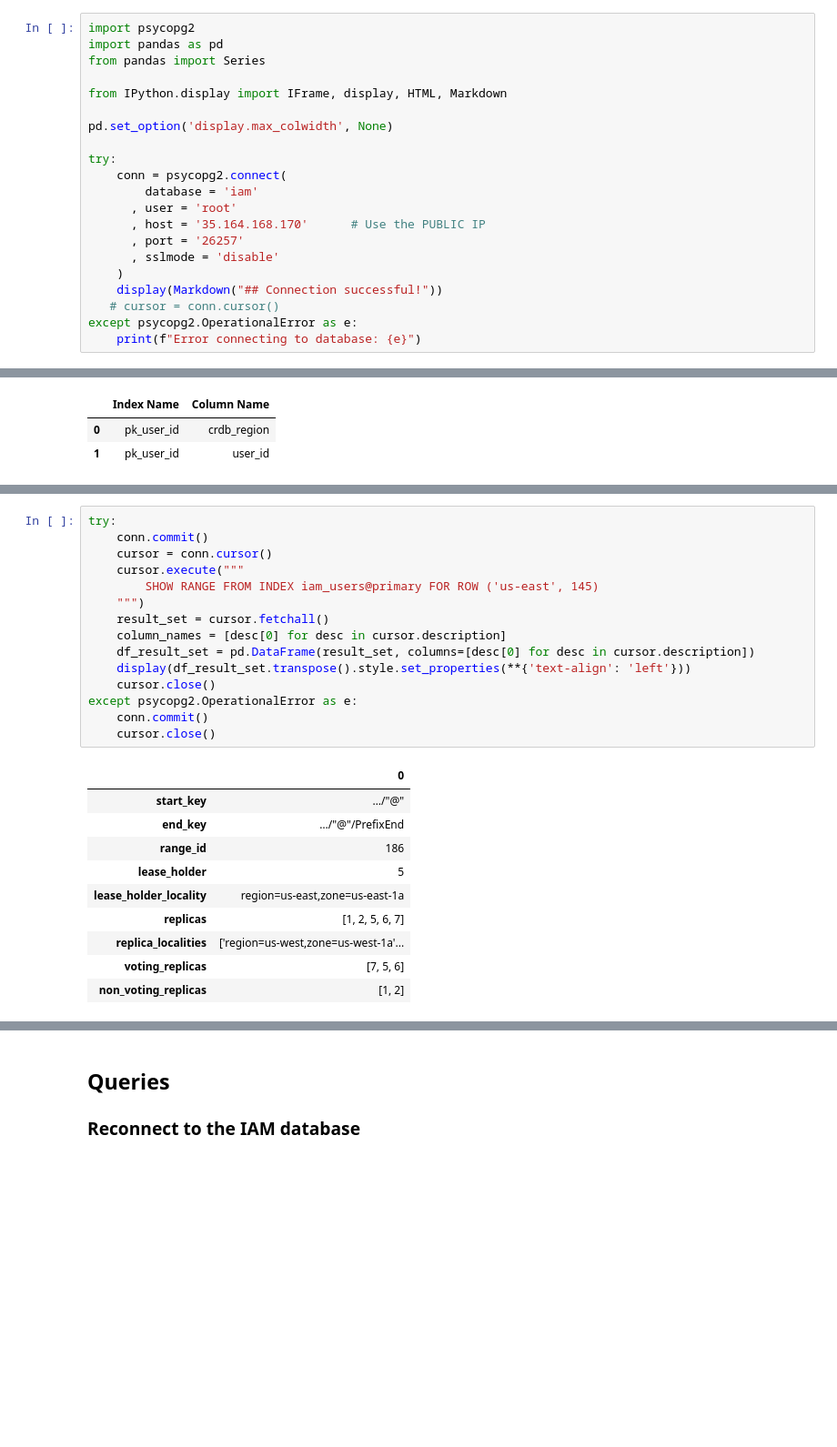
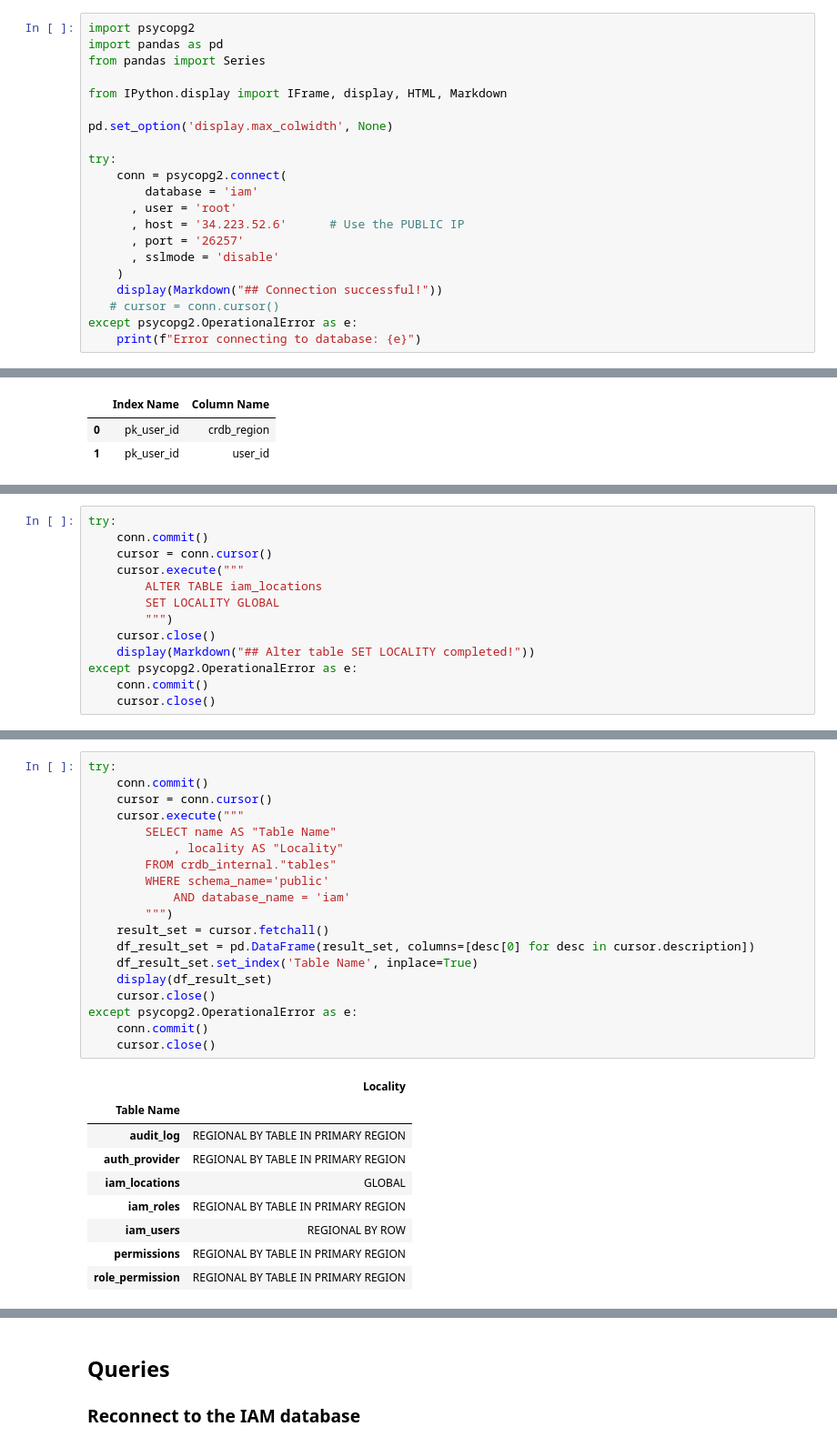
Before and after one commit to ainfanzon/Cockroach_IAM_Workshop, a Jupyter notebook: GCP_Colab_notebooks/Exercise_03.ipynb, the cells around one changed output, grey strips where cells are left out. Shown at 91% size. Drawn from its saved outputs; the diff is of its cells as text; blank space fills up the shorter version.

```diff
--- a/GCP_Colab_notebooks/Exercise_03.ipynb
+++ b/GCP_Colab_notebooks/Exercise_03.ipynb
@@ -223,7 +225,7 @@ try:
     conn = psycopg2.connect(
         database = 'iam'
       , user = 'root'
-      , host = '35.164.168.170'      # Use the PUBLIC IP
+      , host = '34.223.52.6'      # Use the PUBLIC IP
       , port = '26257'
       , sslmode = 'disable'
     )
@@ -630,0 +650,13 @@ except psycopg2.OperationalError as e:
+# %%
+try:
+    conn.commit()
+    cursor = conn.cursor()
+    cursor.execute("""
+        ALTER TABLE iam_locations
+        SET LOCALITY GLOBAL
+        """)
+    cursor.close()
+    display(Markdown("## Alter table SET LOCALITY completed!"))
+except psycopg2.OperationalError as e:
+    conn.commit()
+    cursor.close()
@@ -631,29 +667,32 @@ except psycopg2.OperationalError as e:
 # %%
 try:
     conn.commit()
     cursor = conn.cursor()
     cursor.execute("""
-        SHOW RANGE FROM INDEX iam_users@primary FOR ROW ('us-east', 145)
-    """)
+        SELECT name AS "Table Name"
+            , locality AS "Locality"
+        FROM crdb_internal."tables"
+        WHERE schema_name='public'
+            AND database_name = 'iam'
+        """)
     result_set = cursor.fetchall()
-    column_names = [desc[0] for desc in cursor.description]
     df_result_set = pd.DataFrame(result_set, columns=[desc[0] for desc in cursor.description])
-    display(df_result_set.transpose().style.set_properties(**{'text-align': 'left'}))
+    df_result_set.set_index('Table Name', inplace=True)
+    display(df_result_set)
     cursor.close()
 except psycopg2.OperationalError as e:
     conn.commit()
     cursor.close()
 # %% [output]
-|  | 0 |
-| start_key | …/"@" |
-| end_key | …/"@"/PrefixEnd |
-| range_id | 186 |
-| lease_holder | 5 |
-| lease_holder_locality | region=us-east,zone=us-east-1a |
-| replicas | [1, 2, 5, 6, 7] |
-| replica_localities | ['region=us-west,zone=us-west-1a'... |
-| voting_replicas | [7, 5, 6] |
-| non_voting_replicas | [1, 2] |
+|  | Locality |
+| Table Name |  |
+| audit_log | REGIONAL BY TABLE IN PRIMARY REGION |
+| auth_provider | REGIONAL BY TABLE IN PRIMARY REGION |
+| iam_locations | GLOBAL |
+| iam_roles | REGIONAL BY TABLE IN PRIMARY REGION |
+| iam_users | REGIONAL BY ROW |
+| permissions | REGIONAL BY TABLE IN PRIMARY REGION |
+| role_permission | REGIONAL BY TABLE IN PRIMARY REGION |
 # %% [markdown]
 ---
 ## CockroachDB is a distributed SQL database that is __*highly scalable*__, __*resilient*__, and __*easy to use*__.
```
Also changed, not shown: parts of 14 cells of this notebook.
